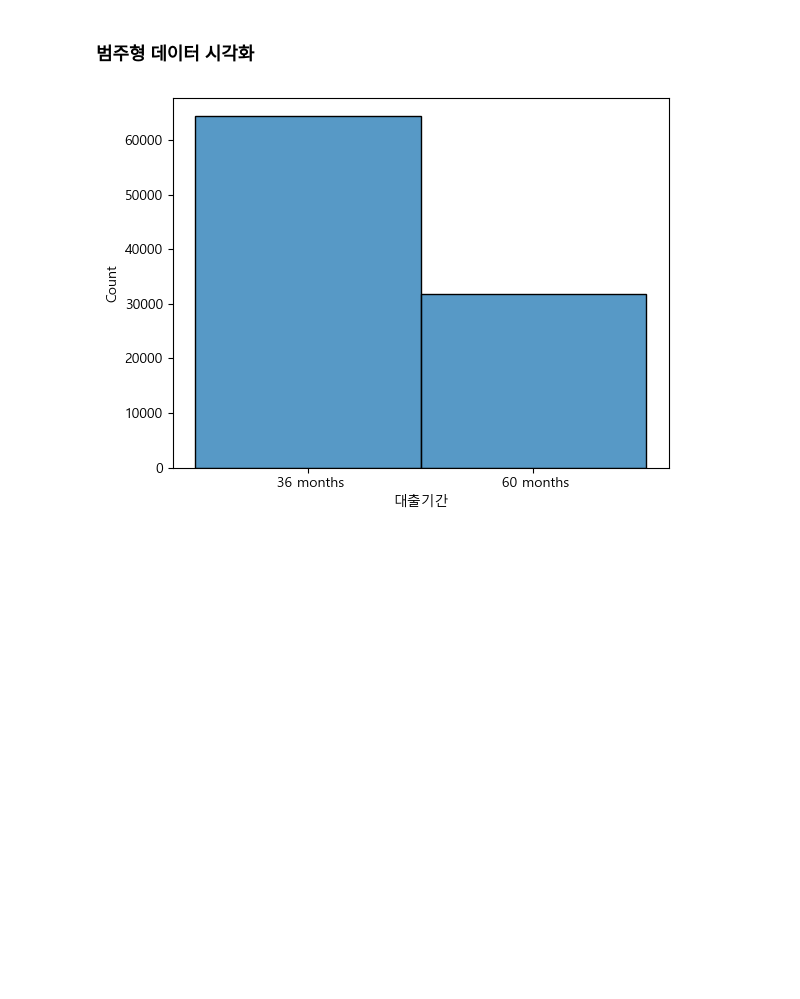
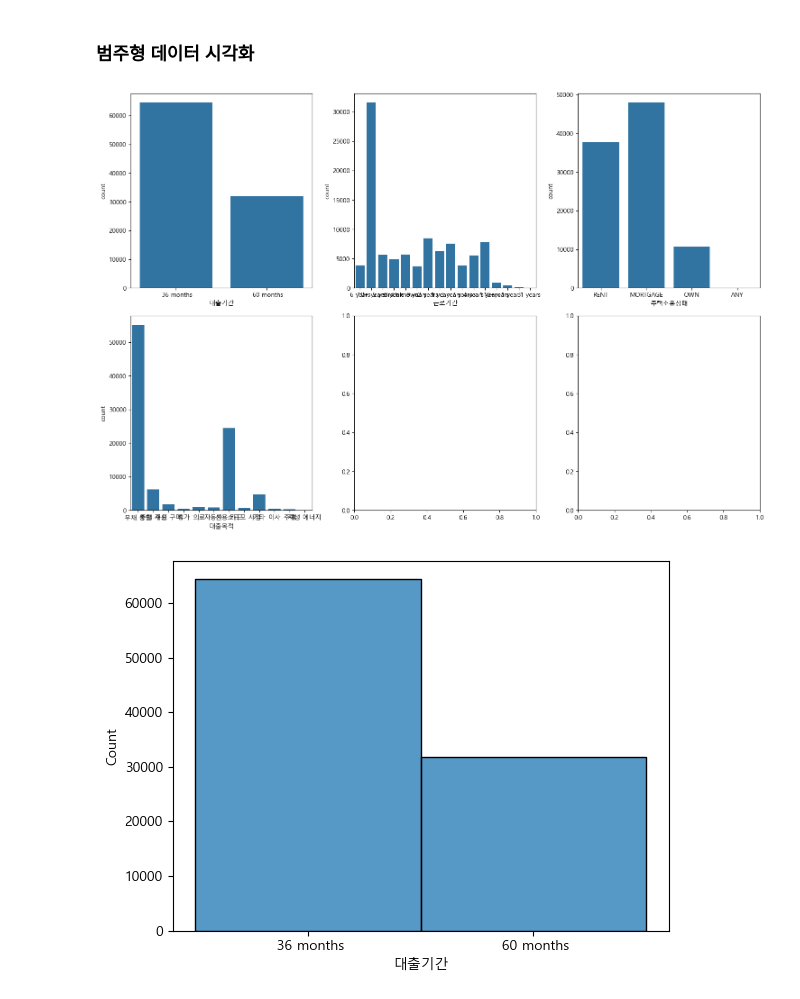
Before and after one commit to kyeob1107/What-s-your-EDA, a Jupyter notebook: third project.ipynb, the cells around one changed output. Cells and saved outputs as stored; diff of their text form; code cells hidden in the pictures; blank space fills up the shorter version.

```diff
--- a/third project.ipynb
+++ b/third project.ipynb
@@ -396,6 +396,44 @@ X_train[X_train['총연체금액']<1]['총연체금액'].count()
 #     plt.tight_layout()
 #     plt.show()
 # get_3_countplot_category(X_train, category_col)
+# %%
+import matplotlib.pyplot as plt
+import seaborn as sns
+
+def get_3_countplot_category(data: pd.DataFrame, columns: list, log_scale_threshold: float = 5000):
+    """ 데이터와 컬럼을 전달하면 히스토그램을 3개씩 출력해주는 함수
+
+    Args:
+        data (pd.DataFrame): 데이터프레임
+        columns (list): 컬럼 리스트
+        log_scale_threshold (float): 로그 스케일 적용을 위한 임계값
+    """
+    num_plots = len(columns)
+    num_rows = (num_plots + 2) // 3  # 서브플롯의 행 수 계산
+    num_cols = min(num_plots, 3)  # 서브플롯의 열 수 계산
+
+    fig, axes = plt.subplots(num_rows, num_cols, figsize=(15, 5 * num_rows))
+
+    for i, col in enumerate(columns):
+        row_idx, col_idx = divmod(i, 3)
+        axes[row_idx, col_idx].clear()
+        n_bins = 'auto'
+
+        sns.countplot(data=data, x=col, ax=axes[row_idx, col_idx])
+        max_length = max(data[col].astype(str).apply(len))  # 열의 최대 길이 계산
+
+        if max_length > 10:
+            for tick in axes[row_idx, col_idx].get_xticklabels():
+                tick.set_rotation(45)  # 값이 10글자 이상인 경우 rotation=45 적용
+
+    # 전체 그림 표시
+    plt.tight_layout()
+    plt.show()
+
+# 예시로 함수 적용
+get_3_countplot_category(X_train, category_col)
+# %% [output]
+[figure, added]
 # %%
 for plot_col in category_col:
     sns.histplot(X_train, x=plot_col)
```
Also changed, not shown: parts of 8 cells of this notebook.
